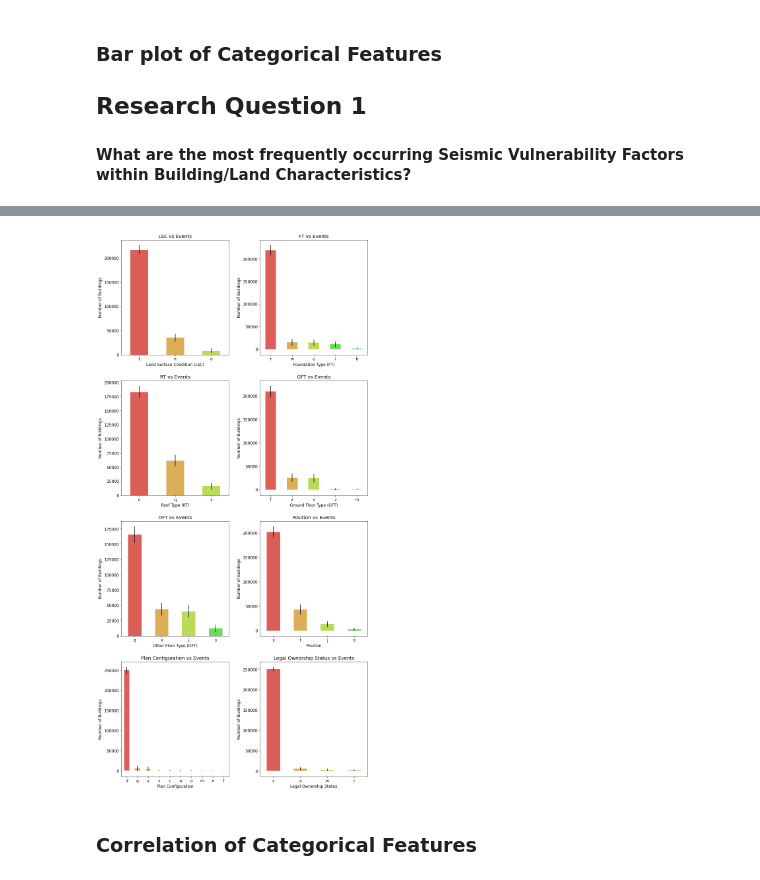
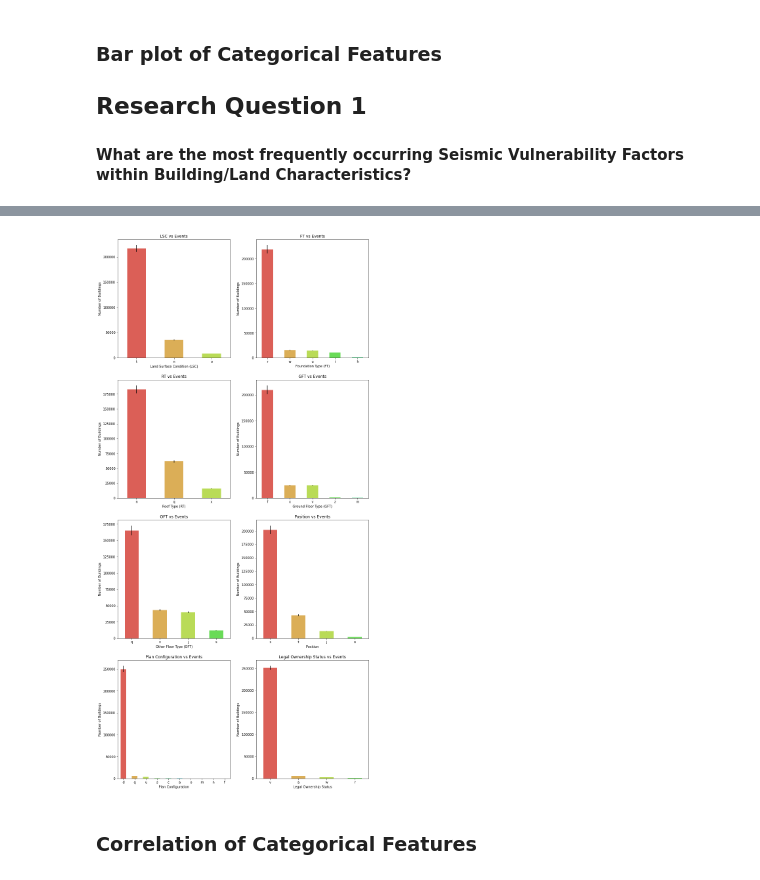
Before and after one commit to DS-Group22-ADP/Practical-Project, a Jupyter notebook: notebooks/Exploratory-Data-Analysis (Main Notebook).ipynb, the cells around one changed output, grey strips where cells are left out. Cells and saved outputs as stored; diff of their text form; code cells hidden in the pictures.

Commit message:
notebook updated with values of CI

```diff
--- a/notebooks/Exploratory-Data-Analysis (Main Notebook).ipynb
+++ b/notebooks/Exploratory-Data-Analysis (Main Notebook).ipynb
@@ -1059,14 +1063,14 @@ colors = sns.color_palette("hls", 10)
 more_destructions_causes = join_df.loc[:, main_building_land_attributes + sub_building_land_attributes]
 
 # find errors for bar plot
-def error_bars(value_counts, no_of_earthquakes=5e7):
+def error_bars(value_counts, no_of_earthquakes=1000):
     # number of such bars generated by a single earthquake
     no_of_events = no_of_earthquakes * len(value_counts.values)
     # calculation of probabilities
     probabilities = value_counts / value_counts.sum()
-    # calculation of standard error by Multinomial Distribution
-    sem = [np.sqrt(no_of_events*p*(1-p)) for k,p in probabilities.iteritems()]
-    return sem
+    # calculation of standard error for Population Proportion By Bernoulli Distribution
+    sep = [np.sqrt(no_of_events*p*(1-p)/len(more_destructions_causes)) for k,p in probabilities.iteritems()]
+    return sep
 # %%
 def plot_pandas_kind_bar(df, attr, ax1, c, xlabel="", ylabel="", title=""):
 
@@ -1074,19 +1078,24 @@ def plot_pandas_kind_bar(df, attr, ax1, c, xlabel="", ylabel="", title=""):
     value_counts = df[attr].value_counts().sort_values(ascending=False)
 
     # calculate error bars
-    errors = error_bars(value_counts, no_of_earthquakes=5e7)
-    yerr = np.array(errors) * 1.96
+    errors = error_bars(value_counts, no_of_earthquakes=1000)
+    z_score = 1.96
+    yerr = np.array(errors) * z_score
 
     # testing code for error bars
-    number_of_earthquakes = 5e7
+    number_of_earthquakes = 1000
     # number of such bars generated by a single earthquake
     no_of_events = number_of_earthquakes * len(value_counts.values)
     # calculation of probabilities
     probabilities = value_counts / value_counts.sum()
     # calculation of standard error by Multinomial Distribution
-    sem = [np.sqrt(no_of_events*p*(1-p)) for k,p in probabilities.iteritems()]
+    sep = [np.sqrt(no_of_events*p*(1-p)/len(more_destructions_causes)) for k,p in probabilities.iteritems()]
 
-    assert (np.array(sem) * 1.96).tolist() == yerr.tolist(), "Test #1 Failed"
+    assert (np.array(sep) * 1.96).tolist() == yerr.tolist(), "Test #1 Failed"
+
+    # for ease of representation of error bars
+    projection = (1e5 * probabilities)
+    yerr = yerr * projection
 
     ax1.set_xticks(range(0,len(value_counts.index.get_level_values(0))))
     ax1.set_xticklabels(value_counts.index.get_level_values(0))
@@ -1101,34 +1110,34 @@ def plot_pandas_kind_bar(df, attr, ax1, c, xlabel="", ylabel="", title=""):
 # plot subplots
 fig, ax = plt.subplots(4,2, figsize=(12,24))
 
 # subplot LSC using value counts and order by descending order
 plot_pandas_kind_bar(more_destructions_causes, "land_surface_condition", ax[0,0], colors[:3],
                      xlabel="Land Surface Condition (LSC)", ylabel="Number of Buildings", title="LSC vs Events")
 # subplot FT using value counts and order by descending order
 plot_pandas_kind_bar(more_destructions_causes, "foundation_type", ax[0,1], colors[:5],
                      xlabel="Foundation Type (FT)", ylabel="Number of Buildings", title="FT vs Events")
 # subplot RT using value counts and order by descending order
 plot_pandas_kind_bar(more_destructions_causes, "roof_type", ax[1,0], colors[:3],
                      xlabel="Roof Type (RT)", ylabel="Number of Buildings", title="RT vs Events")
 # subplot GFT using value counts and order by descending order
 plot_pandas_kind_bar(more_destructions_causes, "ground_floor_type", ax[1,1], colors[:5],
                      xlabel="Ground Floor Type (GFT)", ylabel="Number of Buildings", title="GFT vs Events")
 # subplot OFT using value counts and order by descending order
 plot_pandas_kind_bar(more_destructions_causes, "other_floor_type", ax[2,0], colors[:4],
                      xlabel="Other Floor Type (OFT)", ylabel="Number of Buildings", title="OFT vs Events")
 # subplot Position using value counts and order by descending order
 plot_pandas_kind_bar(more_destructions_causes, "position", ax[2,1], colors[:4],
                      xlabel="Position", ylabel="Number of Buildings", title="Position vs Events")
 # subplot Plan Configuration using value counts and order by descending order
 plot_pandas_kind_bar(more_destructions_causes, "plan_configuration", ax[3,0], colors[:10],
                      xlabel="Plan Configuration", ylabel="Number of Buildings", title="Plan Configuration vs Events")
 # subplot Legal Ownership Status using value counts and order by descending order
 plot_pandas_kind_bar(more_destructions_causes, "legal_ownership_status", ax[3,1], colors[:4],
                      xlabel="Legal Ownership Status", ylabel="Number of Buildings", title="Legal Ownership Status vs Events")
 # tight_layout for plot
 plt.tight_layout(pad=2.0)
 # %% [output]
-[figure, old version]
+[figure, new version]
 # %% [markdown]
 ### Correlation of Categorical Features
 # %%
```
Also changed, not shown: parts of 14 cells of this notebook.
